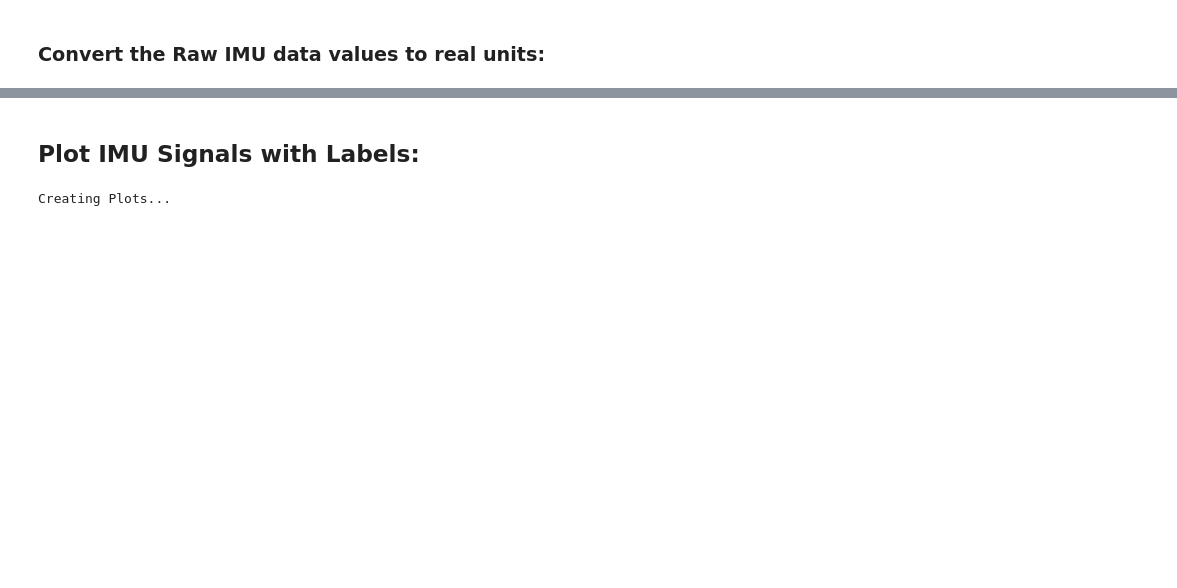
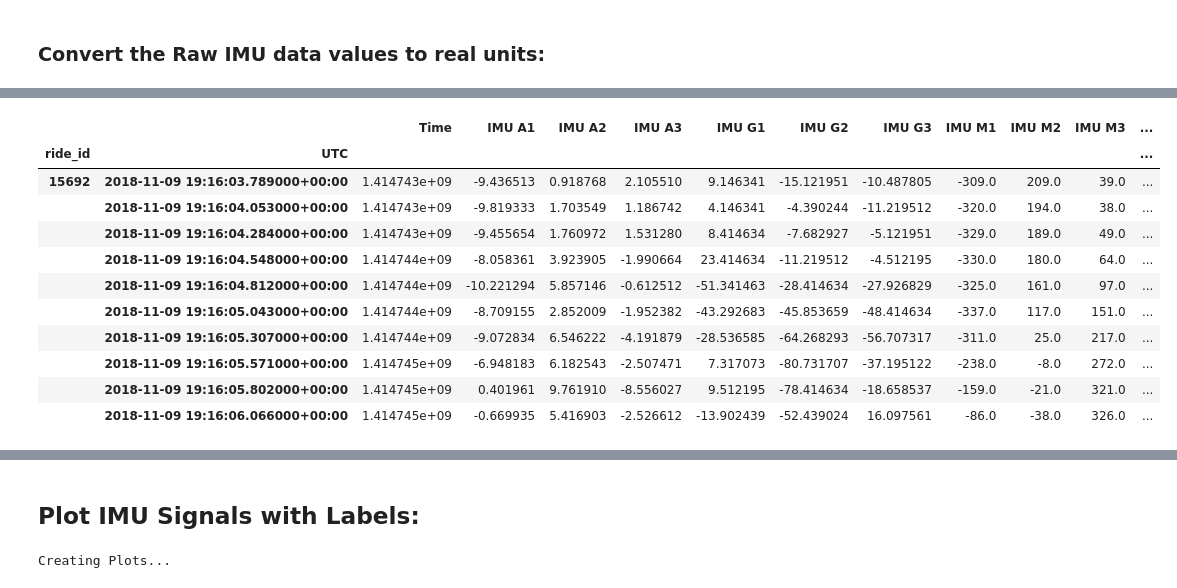
Before and after one commit to UCSD-E4E/Smartfin, a Jupyter notebook: Labelled_IMU_Data/Label_IMU_Data.ipynb, the cells around one changed output, grey strips where cells are left out. Saved outputs shown, nothing was run; the diff lists cells and outputs as text; code cells hidden in the pictures; blank space fills up the shorter version.

```diff
--- a/Labelled_IMU_Data/Label_IMU_Data.ipynb
+++ b/Labelled_IMU_Data/Label_IMU_Data.ipynb
@@ -466,5 +491,18 @@ motion_df_complex.head(10)
 # %%
-#df_converted.head(10)
+df_converted.head(10)
+# %% [output]
+|  |  | Time | IMU A1 | IMU A2 | IMU A3 | IMU G1 | IMU G2 | IMU G3 | IMU M1 | IMU M2 | IMU M3 | ... |
+| ride_id | UTC |  |  |  |  |  |  |  |  |  |  | ... |
+| 15692 | 2018-11-09 19:16:03.789000+00:00 | 1.414743e+09 | -9.436513 | 0.918768 | 2.105510 | 9.146341 | -15.121951 | -10.487805 | -309.0 | 209.0 | 39.0 | ... |
+|  | 2018-11-09 19:16:04.053000+00:00 | 1.414743e+09 | -9.819333 | 1.703549 | 1.186742 | 4.146341 | -4.390244 | -11.219512 | -320.0 | 194.0 | 38.0 | ... |
+|  | 2018-11-09 19:16:04.284000+00:00 | 1.414743e+09 | -9.455654 | 1.760972 | 1.531280 | 8.414634 | -7.682927 | -5.121951 | -329.0 | 189.0 | 49.0 | ... |
+|  | 2018-11-09 19:16:04.548000+00:00 | 1.414744e+09 | -8.058361 | 3.923905 | -1.990664 | 23.414634 | -11.219512 | -4.512195 | -330.0 | 180.0 | 64.0 | ... |
+|  | 2018-11-09 19:16:04.812000+00:00 | 1.414744e+09 | -10.221294 | 5.857146 | -0.612512 | -51.341463 | -28.414634 | -27.926829 | -325.0 | 161.0 | 97.0 | ... |
+|  | 2018-11-09 19:16:05.043000+00:00 | 1.414744e+09 | -8.709155 | 2.852009 | -1.952382 | -43.292683 | -45.853659 | -48.414634 | -337.0 | 117.0 | 151.0 | ... |
+|  | 2018-11-09 19:16:05.307000+00:00 | 1.414744e+09 | -9.072834 | 6.546222 | -4.191879 | -28.536585 | -64.268293 | -56.707317 | -311.0 | 25.0 | 217.0 | ... |
+|  | 2018-11-09 19:16:05.571000+00:00 | 1.414745e+09 | -6.948183 | 6.182543 | -2.507471 | 7.317073 | -80.731707 | -37.195122 | -238.0 | -8.0 | 272.0 | ... |
+|  | 2018-11-09 19:16:05.802000+00:00 | 1.414745e+09 | 0.401961 | 9.761910 | -8.556027 | 9.512195 | -78.414634 | -18.658537 | -159.0 | -21.0 | 321.0 | ... |
+|  | 2018-11-09 19:16:06.066000+00:00 | 1.414745e+09 | -0.669935 | 5.416903 | -2.526612 | -13.902439 | -52.439024 | 16.097561 | -86.0 | -38.0 | 326.0 | ... |
 # %%
 #list(df_converted)
 # %%
```
Also changed, not shown: parts of 17 cells of this notebook, 2 other files.
